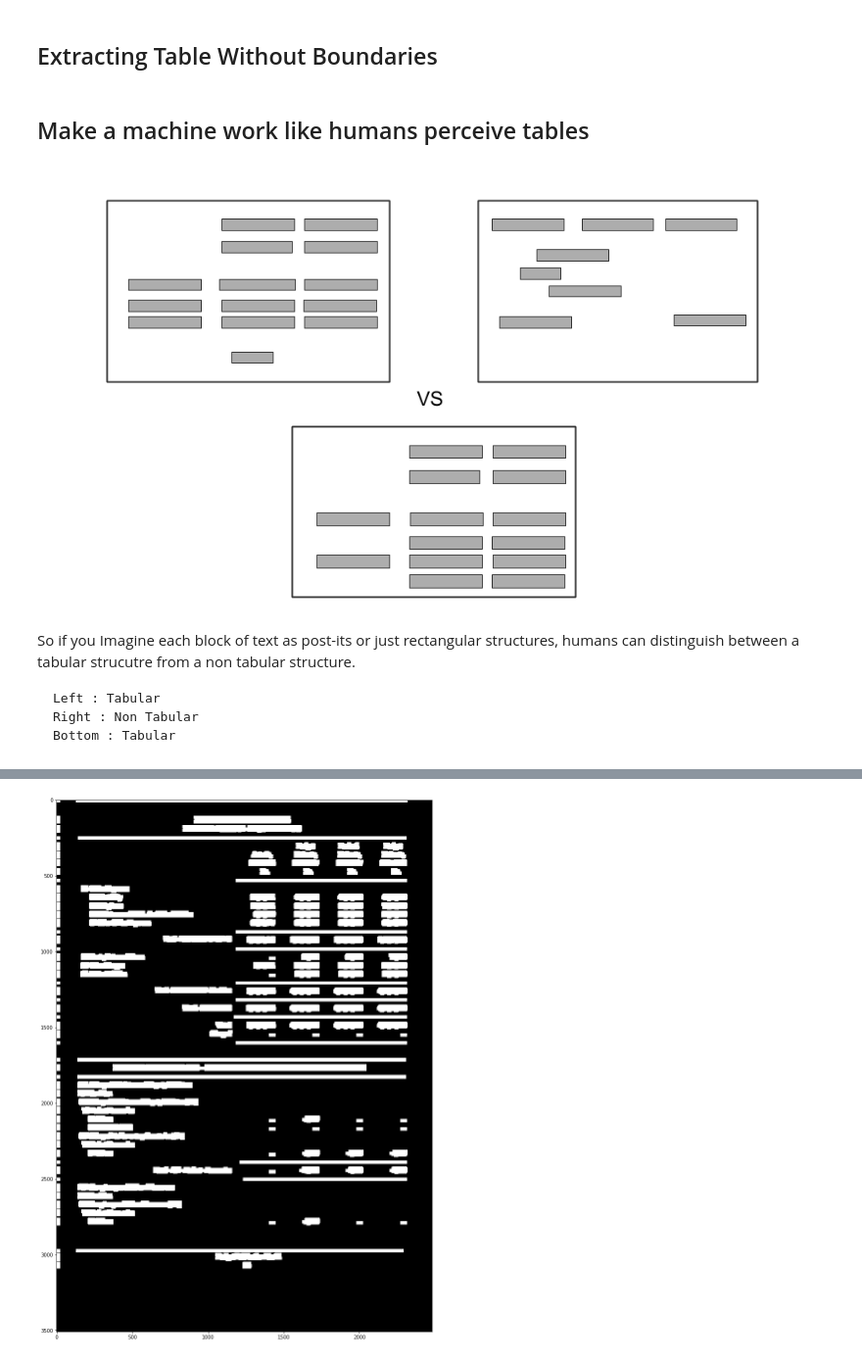
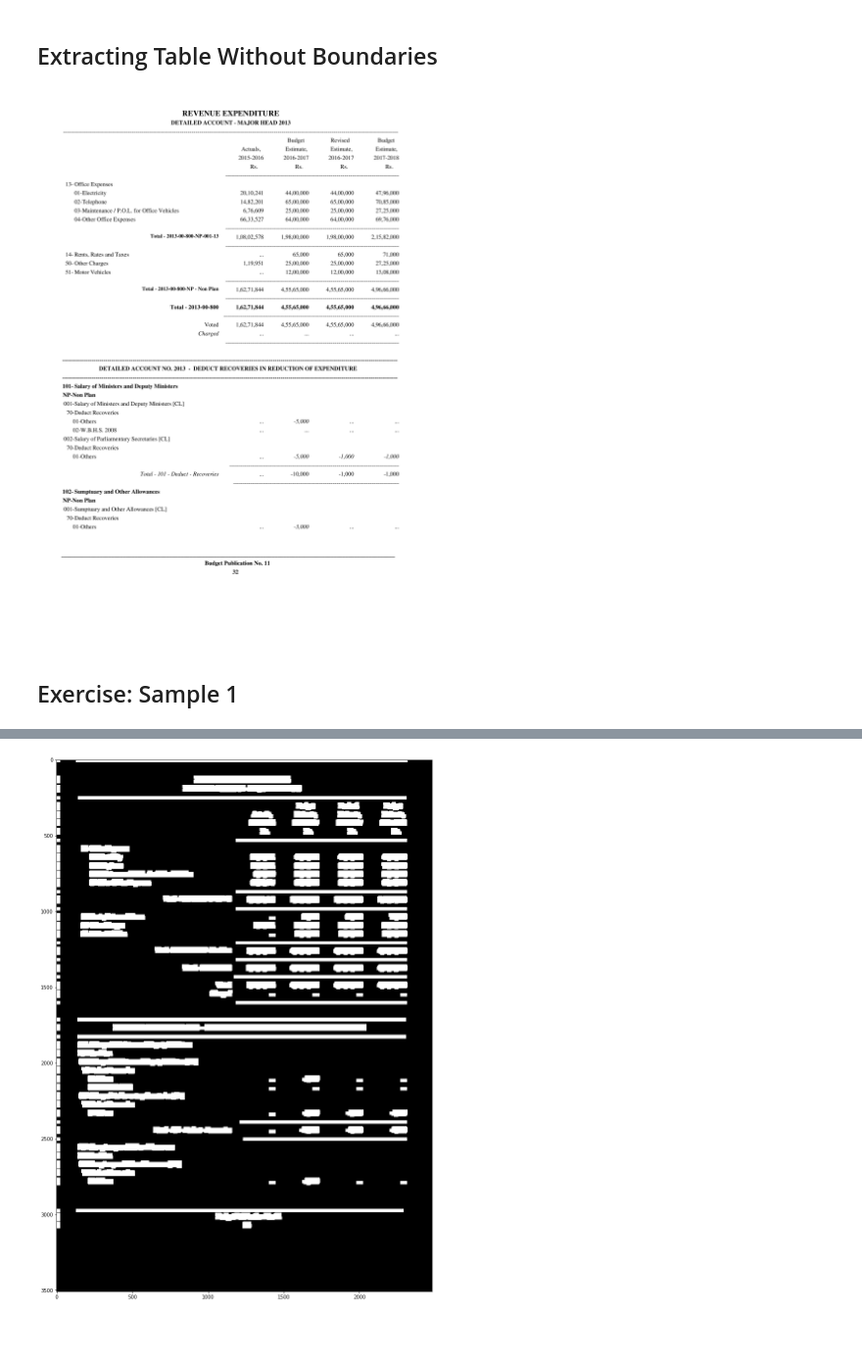
Before and after one commit to heaven00/pycon_delhi_2017, a Jupyter notebook: Liberating tabular data from the clutches of PDFs.ipynb, the cells around one changed output, grey strips where cells are left out. Shown at 98% size. Cells and saved outputs as stored; diff of their text form; code cells hidden in the pictures; blank space fills up the shorter version.

```diff
--- a/Liberating tabular data from the clutches of PDFs.ipynb
+++ b/Liberating tabular data from the clutches of PDFs.ipynb
@@ -174,15 +330,9 @@ Even though Tabula makes the job really easy for us, its not the silver bullet a
 - Hough Transform couldn't detect lines without columnar lines present in the table, west bengal budget document.
 # %% [markdown]
 ## Extracting Table Without Boundaries
-# %% [markdown]
-## Make a machine work like humans perceive tables
 # %%
-Image('table_post_it_like.png')
+Image('west_bengal_sample.png')
 # %% [output]
-[figure, old version]
+[figure, new version]
-# %% [markdown]
-So if you Imagine each block of text as post-its or just rectangular structures, humans can distinguish between a tabular strucutre from a non tabular structure.
-
-    Left : Tabular
-    Right : Non Tabular
-    Bottom : Tabular
+# %% [markdown]
+## Exercise: Sample 1
```
Also changed, not shown: parts of 88 cells of this notebook, 17 other files.
